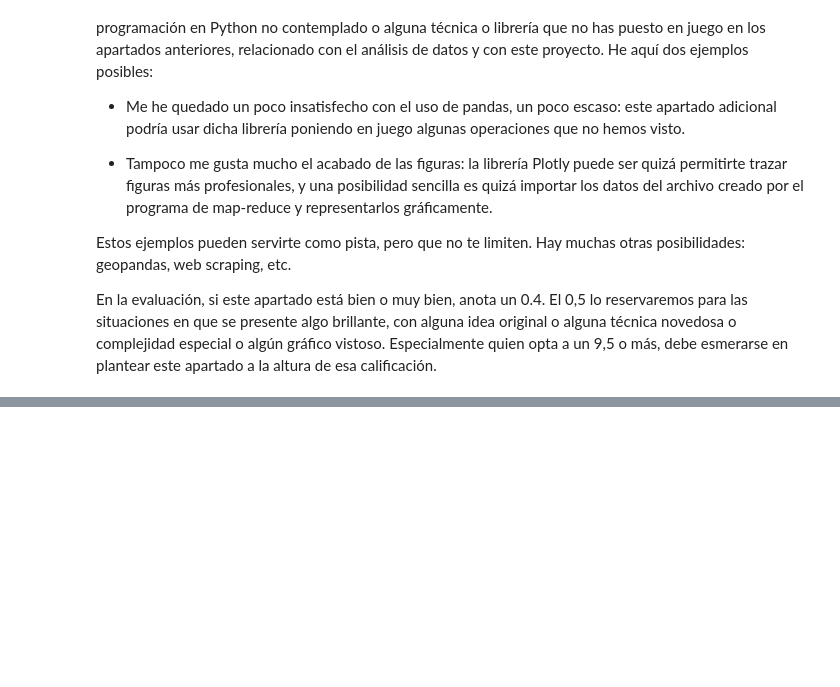
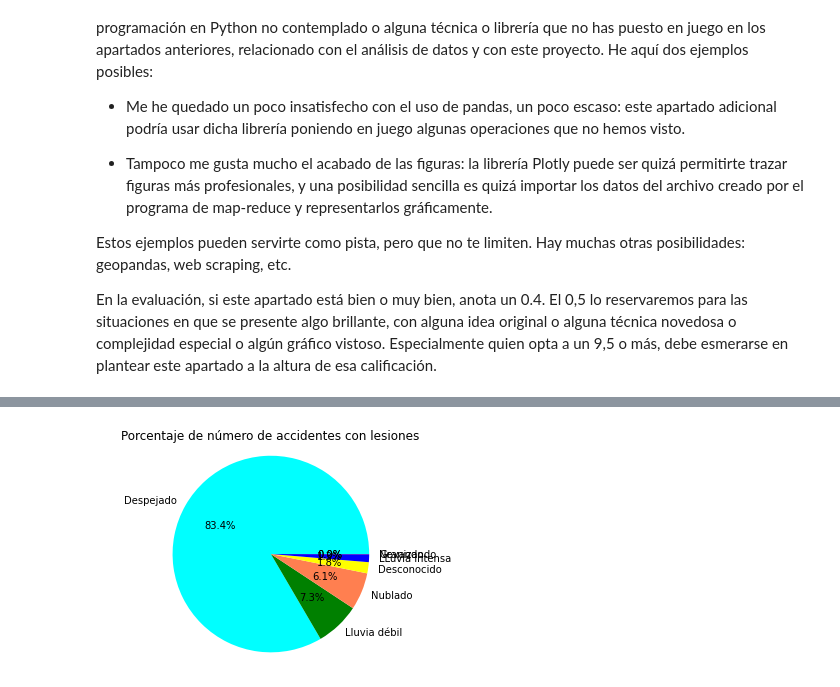
Before and after one commit to esterfb3397/programing-python, a Jupyter notebook: accidentes_en_madrid_esther.ipynb, the cells around one changed output, grey strips where cells are left out. Saved outputs shown, nothing was run; the diff lists cells and outputs as text; code cells hidden in the pictures; blank space fills up the shorter version.

```diff
--- a/accidentes_en_madrid_esther.ipynb
+++ b/accidentes_en_madrid_esther.ipynb
@@ -1139,0 +1128,10 @@ En la evaluación, si este apartado está bien o muy bien, anota un 0.4. El 0,5
+# %%
+df.loc[:,'LESIVIDAD*'] = df.loc[:,'LESIVIDAD*'].fillna(0)
+df.loc[:,'LESIVIDAD*'] = df.loc[:,'LESIVIDAD*'].astype(int)
+df.loc[:,'LESIVIDAD*'] = df.loc[:,'LESIVIDAD*'].replace([0, 77, 14], 0)
+df.loc[:,'LESIVIDAD*'] = df.loc[:,'LESIVIDAD*'].replace([1,2,3,4,5,6,7],1)
+# %%
+df_cond=df['LESIVIDAD*']== 1
+filtered_df = df[df_cond]
+# %%
+df_parte1 = filtered_df['ESTADO METEREOLÓGICO'].value_counts().to_frame(name = 'NumAccsConLesiones').reset_index()
@@ -1140,3 +1149,19 @@ En la evaluación, si este apartado está bien o muy bien, anota un 0.4. El 0,5
+# %%
+df_parte1 = df_parte1.rename({'index': 'Estado'}, axis=1)
+# %%
+#Gráfico ( aunque no ha salido del todo bien)
+etiquetas = ["Despejado", "Lluvia débil", "Nublado", "Desconocido", "LLuvia intensa","Granizando","Nevando"]
+y = list(df_parte1["NumAccsConLesiones"])
+colores = ['cyan','green','coral','yellow','blue','red','purple']
+
+plt.pie(x=y, labels=etiquetas, colors = colores, autopct='%0.001f%%')
+
+plt.title('Porcentaje de número de accidentes con lesiones')
+plt.axis("equal")
+
+plt.show()
+# %% [output]
+[figure, added]
 # %% [markdown]
 ### Datos personales
 
```
Also changed, not shown: parts of 9 cells of this notebook.
